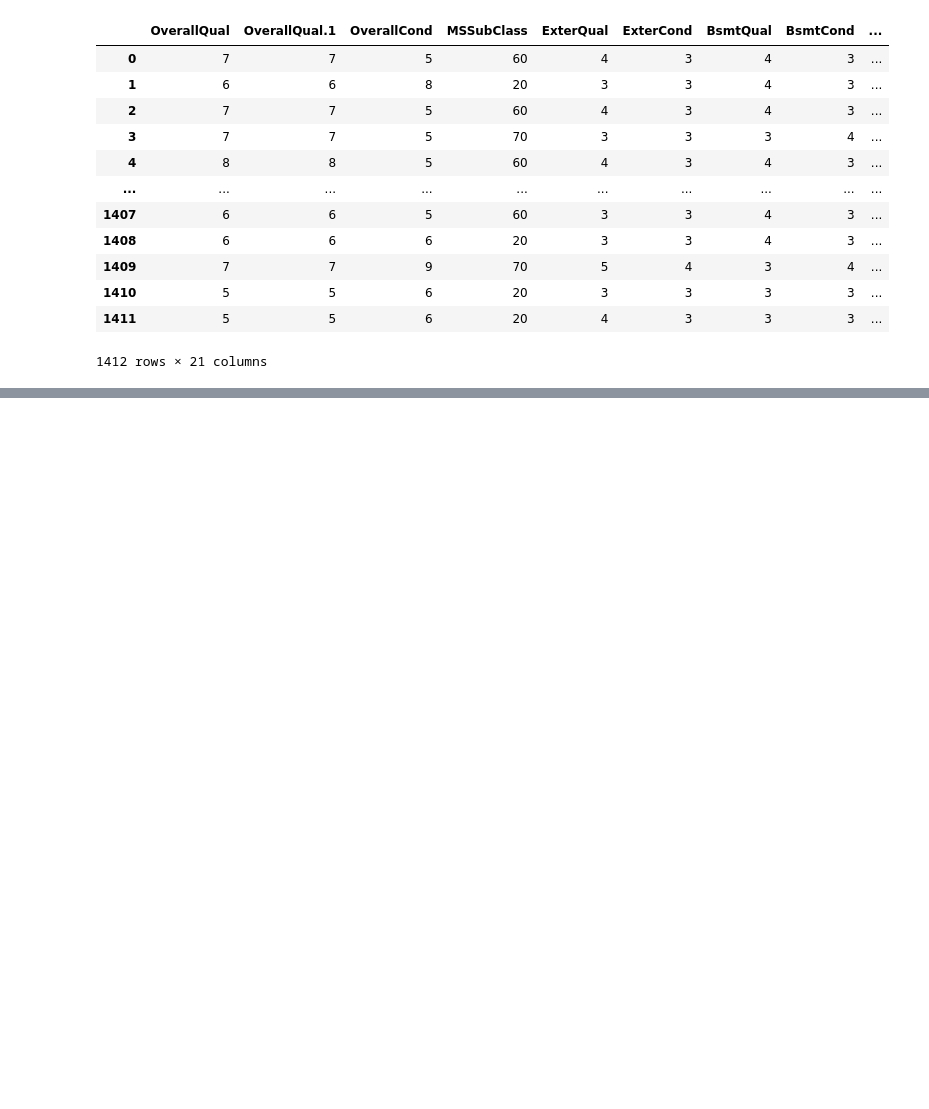
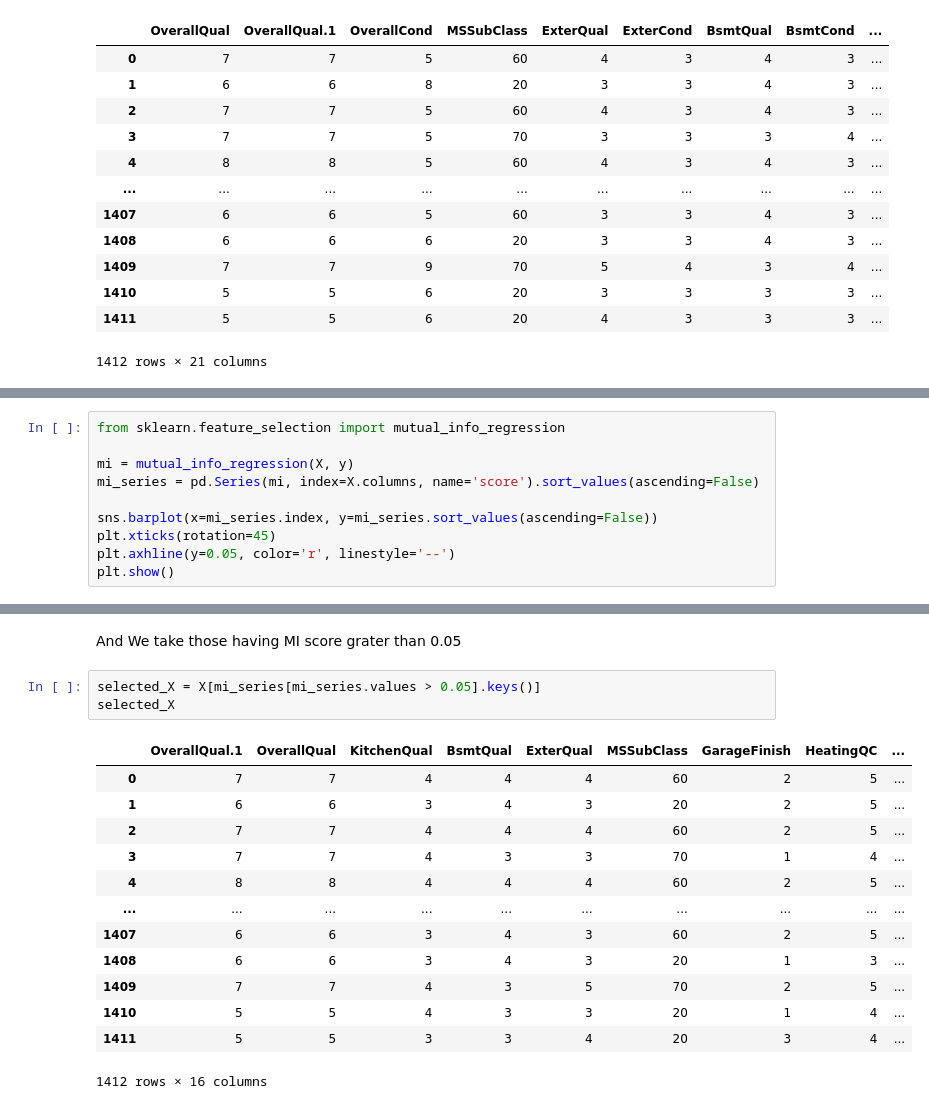
Before and after one commit to xXKeNdAmAmAsTeRXx/House_Prices_project, a Jupyter notebook: 3.2_EDA_ordinal.ipynb, the cells around one changed output, grey strips where cells are left out. Drawn from its saved outputs; the diff is of its cells as text; blank space fills up the shorter version.

Commit message:
Ordinal Features, mutal info analysis, and feature reduction

```diff
--- a/3.2_EDA_ordinal.ipynb
+++ b/3.2_EDA_ordinal.ipynb
@@ -29,0 +33,10 @@ X
+# %%
+from sklearn.feature_selection import mutual_info_regression
+
+mi = mutual_info_regression(X, y)
+mi_series = pd.Series(mi, index=X.columns, name='score').sort_values(ascending=False)
+
+sns.barplot(x=mi_series.index, y=mi_series.sort_values(ascending=False))
+plt.xticks(rotation=45)
+plt.axhline(y=0.05, color='r', linestyle='--')
+plt.show()
@@ -29,0 +45,19 @@ X
+# %% [markdown]
+And We take those having MI score grater than 0.05
+# %%
+selected_X = X[mi_series[mi_series.values > 0.05].keys()]
+selected_X
+# %% [output]
+|  | OverallQual.1 | OverallQual | KitchenQual | BsmtQual | ExterQual | MSSubClass | GarageFinish | HeatingQC | ... |
+| 0 | 7 | 7 | 4 | 4 | 4 | 60 | 2 | 5 | ... |
+| 1 | 6 | 6 | 3 | 4 | 3 | 20 | 2 | 5 | ... |
+| 2 | 7 | 7 | 4 | 4 | 4 | 60 | 2 | 5 | ... |
+| 3 | 7 | 7 | 4 | 3 | 3 | 70 | 1 | 4 | ... |
+| 4 | 8 | 8 | 4 | 4 | 4 | 60 | 2 | 5 | ... |
+| ... | ... | ... | ... | ... | ... | ... | ... | ... | ... |
+| 1407 | 6 | 6 | 3 | 4 | 3 | 60 | 2 | 5 | ... |
+| 1408 | 6 | 6 | 3 | 4 | 3 | 20 | 1 | 3 | ... |
+| 1409 | 7 | 7 | 4 | 3 | 5 | 70 | 2 | 5 | ... |
+| 1410 | 5 | 5 | 4 | 3 | 3 | 20 | 1 | 4 | ... |
+| 1411 | 5 | 5 | 3 | 3 | 4 | 20 | 3 | 4 | ... |
+1412 rows × 16 columns
```
Also changed, not shown: parts of 2 cells of this notebook.
